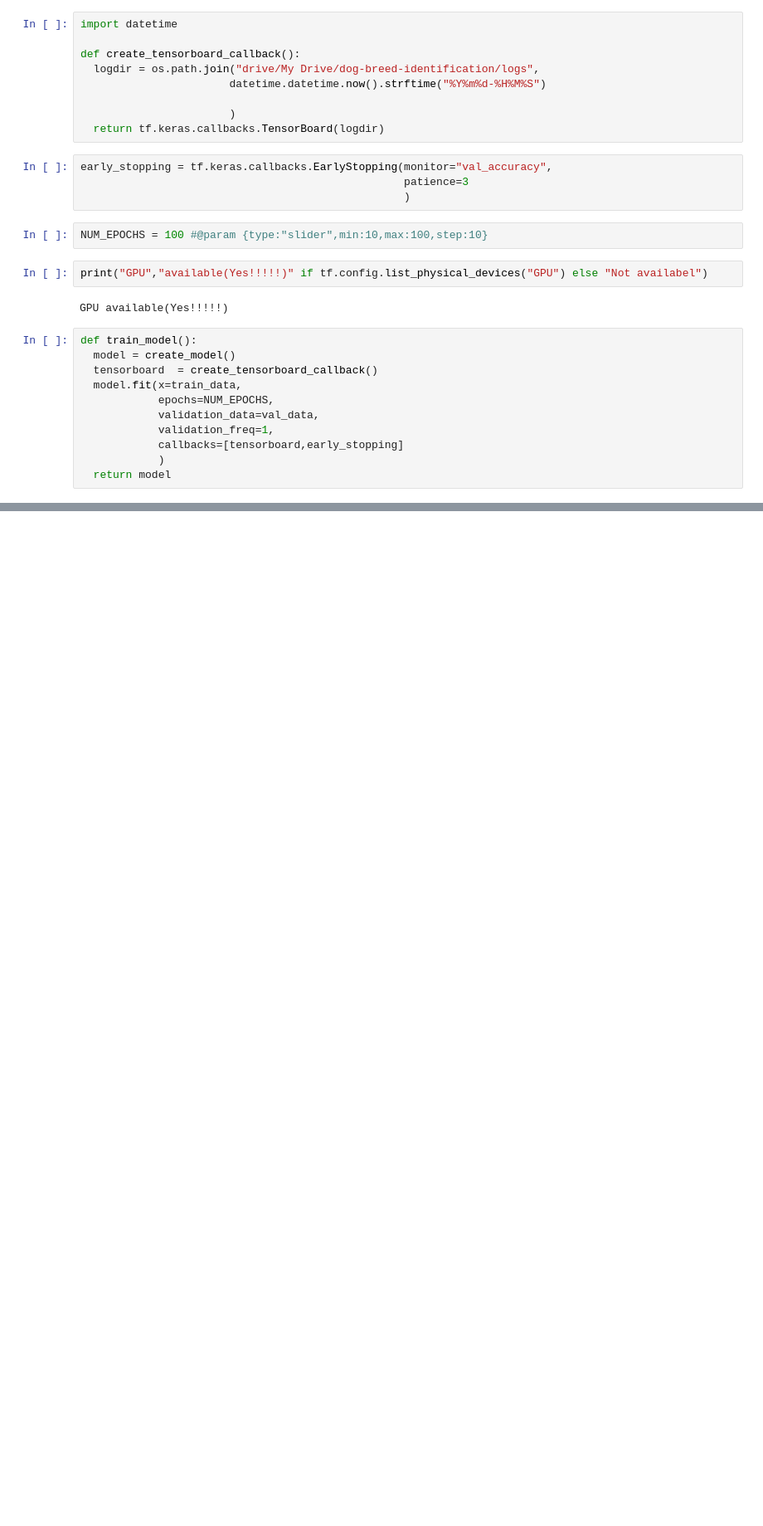
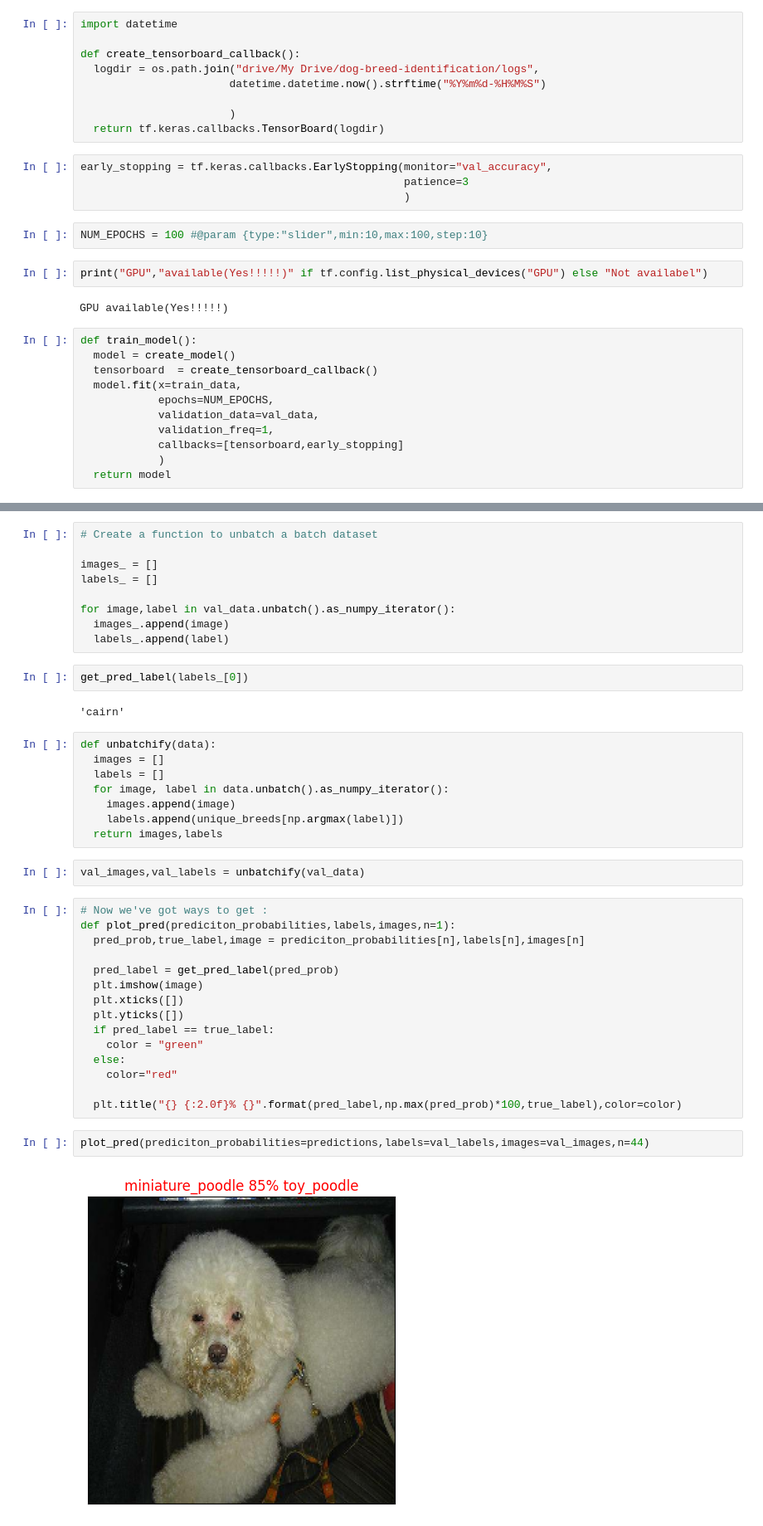
Before and after one commit to DarkWorldCoder/LearningAI, a Jupyter notebook: dog_vision.ipynb, the cells around one changed output, grey strips where cells are left out. Shown at 83% size. Drawn from its saved outputs; the diff is of its cells as text; blank space fills up the shorter version.

```diff
--- a/dog_vision.ipynb
+++ b/dog_vision.ipynb
@@ -410,0 +437,42 @@ Port 6006 is in use by another program. Either identify and stop that program, o
+# %%
+# Create a function to unbatch a batch dataset
+
+images_ = []
+labels_ = []
+
+for image,label in val_data.unbatch().as_numpy_iterator():
+  images_.append(image)
+  labels_.append(label)
+# %%
+get_pred_label(labels_[0])
+# %% [output]
+'cairn'
+# %%
+def unbatchify(data):
+  images = []
+  labels = []
+  for image, label in data.unbatch().as_numpy_iterator():
+    images.append(image)
+    labels.append(unique_breeds[np.argmax(label)])
+  return images,labels
+# %%
+val_images,val_labels = unbatchify(val_data)
+# %%
+# Now we've got ways to get :
+def plot_pred(prediciton_probabilities,labels,images,n=1):
+  pred_prob,true_label,image = prediciton_probabilities[n],labels[n],images[n]
+
+  pred_label = get_pred_label(pred_prob)
+  plt.imshow(image)
+  plt.xticks([])
+  plt.yticks([])
+  if pred_label == true_label:
+    color = "green"
+  else:
+    color="red"
+
+  plt.title("{} {:2.0f}% {}".format(pred_label,np.max(pred_prob)*100,true_label),color=color)
+# %%
+plot_pred(prediciton_probabilities=predictions,labels=val_labels,images=val_images,n=44)
+# %% [output]
+[figure, added]
```
Also changed, not shown: parts of 32 cells of this notebook.
